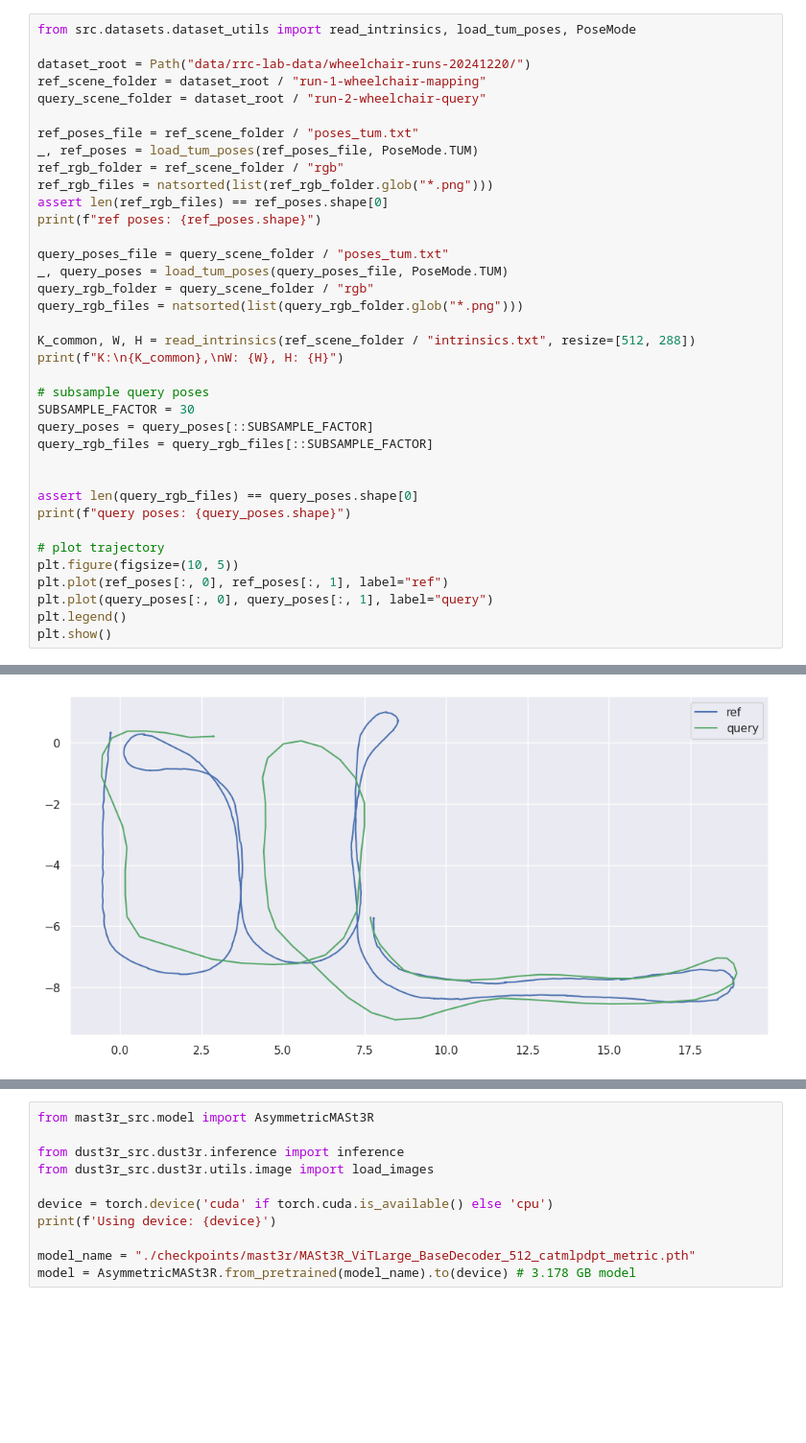
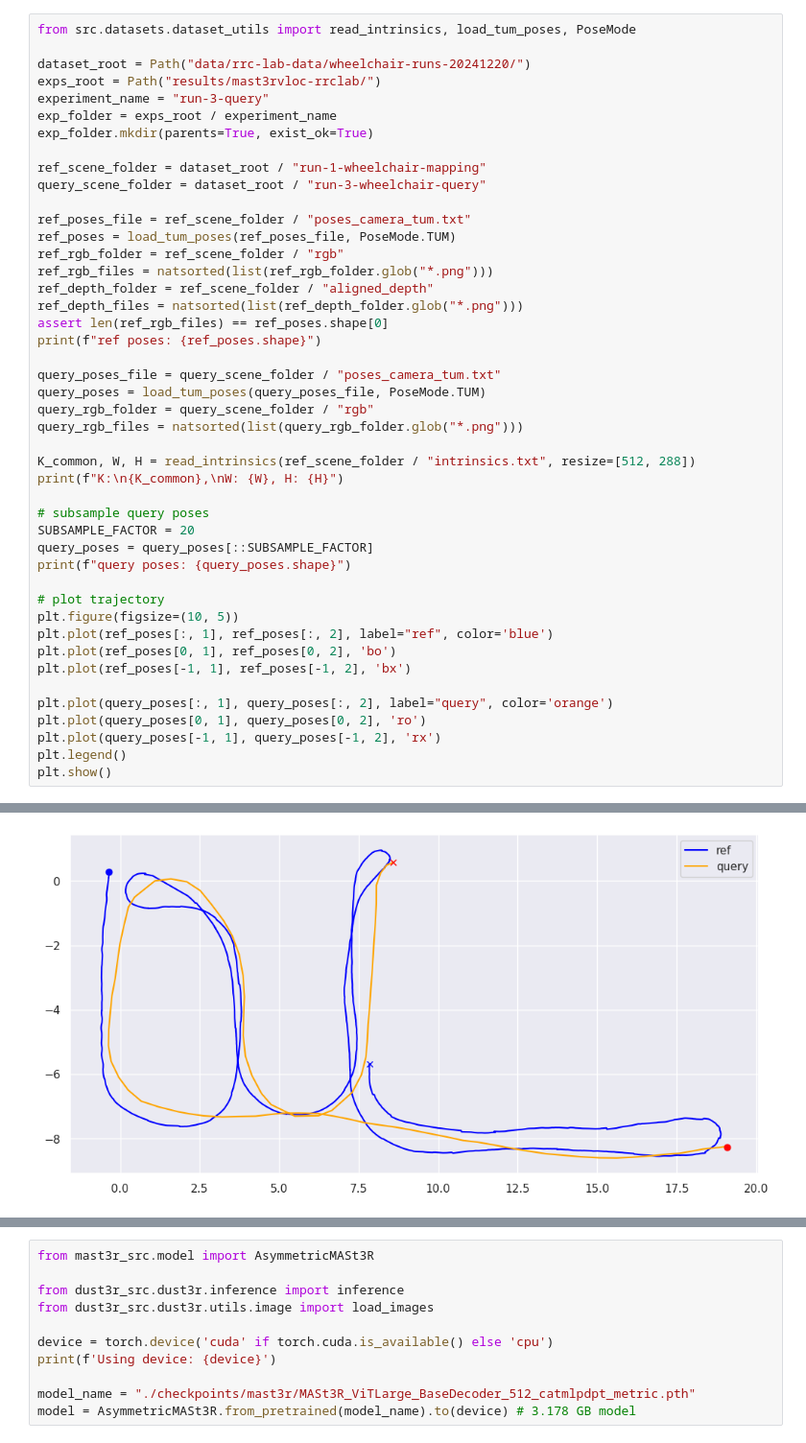
Before and after one commit to rjeye/mast3r-vloc, a Jupyter notebook: notebooks/exp-1-localize-rrclab.ipynb, the cells around one changed output, grey strips where cells are left out. Shown: that part at 96% size. Drawn from its saved outputs; the diff is of its cells as text; blank space fills up the shorter version.

```diff
--- a/notebooks/exp-1-localize-rrclab.ipynb
+++ b/notebooks/exp-1-localize-rrclab.ipynb
@@ -46,18 +49,25 @@ print(os.getcwd())
 from src.datasets.dataset_utils import read_intrinsics, load_tum_poses, PoseMode
 
 dataset_root = Path("data/rrc-lab-data/wheelchair-runs-20241220/")
+exps_root = Path("results/mast3rvloc-rrclab/")
+experiment_name = "run-3-query"
+exp_folder = exps_root / experiment_name
+exp_folder.mkdir(parents=True, exist_ok=True)
+
 ref_scene_folder = dataset_root / "run-1-wheelchair-mapping"
-query_scene_folder = dataset_root / "run-2-wheelchair-query"
+query_scene_folder = dataset_root / "run-3-wheelchair-query"
 
-ref_poses_file = ref_scene_folder / "poses_tum.txt"
-_, ref_poses = load_tum_poses(ref_poses_file, PoseMode.TUM)
+ref_poses_file = ref_scene_folder / "poses_camera_tum.txt"
+ref_poses = load_tum_poses(ref_poses_file, PoseMode.TUM)
 ref_rgb_folder = ref_scene_folder / "rgb"
 ref_rgb_files = natsorted(list(ref_rgb_folder.glob("*.png")))
+ref_depth_folder = ref_scene_folder / "aligned_depth"
+ref_depth_files = natsorted(list(ref_depth_folder.glob("*.png")))
 assert len(ref_rgb_files) == ref_poses.shape[0]
 print(f"ref poses: {ref_poses.shape}")
 
-query_poses_file = query_scene_folder / "poses_tum.txt"
-_, query_poses = load_tum_poses(query_poses_file, PoseMode.TUM)
+query_poses_file = query_scene_folder / "poses_camera_tum.txt"
+query_poses = load_tum_poses(query_poses_file, PoseMode.TUM)
 query_rgb_folder = query_scene_folder / "rgb"
 query_rgb_files = natsorted(list(query_rgb_folder.glob("*.png")))
 
@@ -65,18 +75,19 @@ K_common, W, H = read_intrinsics(ref_scene_folder / "intrinsics.txt", resize=[51
 print(f"K:\n{K_common},\nW: {W}, H: {H}")
 
 # subsample query poses
-SUBSAMPLE_FACTOR = 30
+SUBSAMPLE_FACTOR = 20
 query_poses = query_poses[::SUBSAMPLE_FACTOR]
-query_rgb_files = query_rgb_files[::SUBSAMPLE_FACTOR]
-
-
-assert len(query_rgb_files) == query_poses.shape[0]
 print(f"query poses: {query_poses.shape}")
 
 # plot trajectory
 plt.figure(figsize=(10, 5))
-plt.plot(ref_poses[:, 0], ref_poses[:, 1], label="ref")
-plt.plot(query_poses[:, 0], query_poses[:, 1], label="query")
+plt.plot(ref_poses[:, 1], ref_poses[:, 2], label="ref", color='blue')
+plt.plot(ref_poses[0, 1], ref_poses[0, 2], 'bo')
+plt.plot(ref_poses[-1, 1], ref_poses[-1, 2], 'bx')
+
+plt.plot(query_poses[:, 1], query_poses[:, 2], label="query", color='orange')
+plt.plot(query_poses[0, 1], query_poses[0, 2], 'ro')
+plt.plot(query_poses[-1, 1], query_poses[-1, 2], 'rx')
 plt.legend()
 plt.show()
 # %% [output]
@@ -91 +102 @@ query poses: (83, 7)
-[figure, old version]
+[figure, new version]
```
Also changed, not shown: parts of 10 cells of this notebook, 4 other files.
